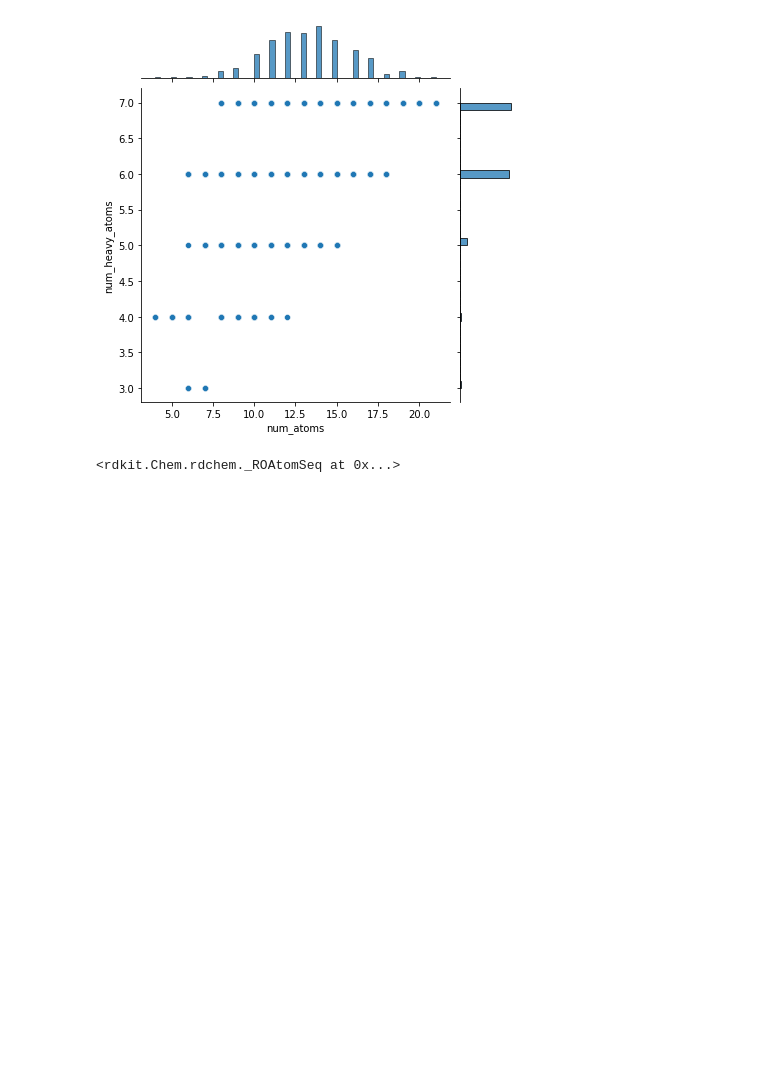
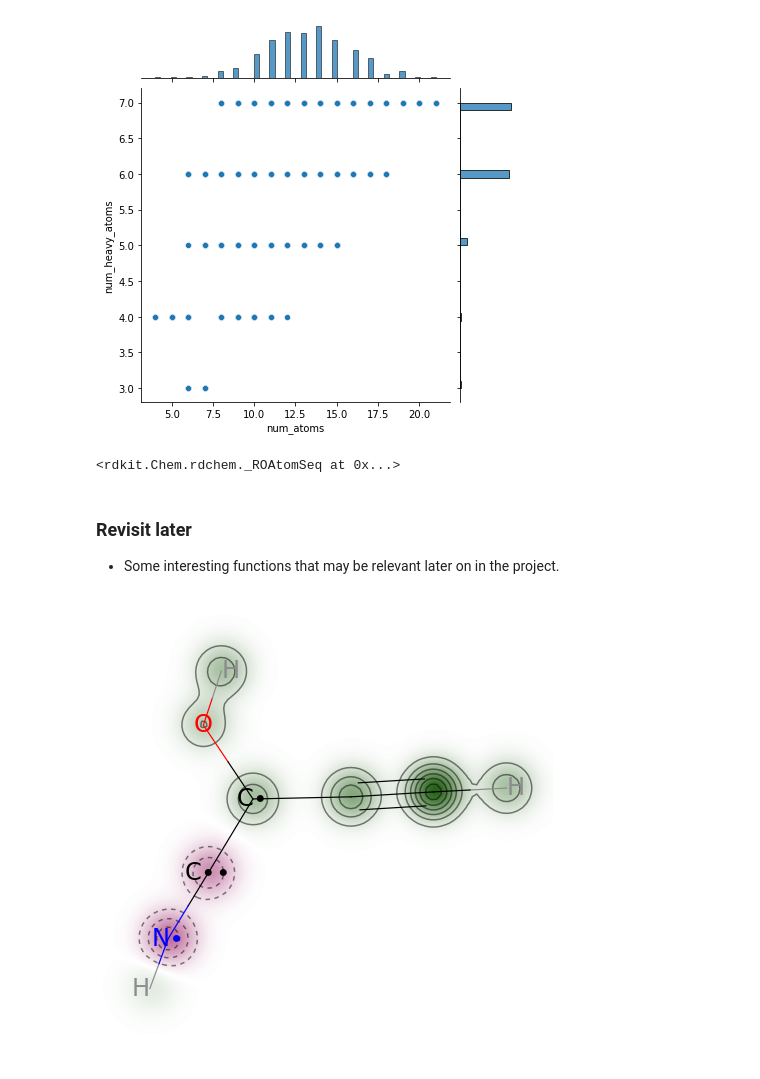
Before and after one commit to avishvj/3d-reactions, a Jupyter notebook: eda_notebooks/rxn.ipynb, the cells around one changed output. Saved outputs shown, nothing was run; the diff lists cells and outputs as text; code cells hidden in the pictures; blank space fills up the shorter version.

Commit message:
play w rdkit for eda

```diff
--- a/eda_notebooks/rxn.ipynb
+++ b/eda_notebooks/rxn.ipynb
@@ -167,3 +184,31 @@ train_r[0].GetAtoms()
 # topological distances
 MAX_D = 10
 D
+# %% [markdown]
+### Revisit later
+- Some interesting functions that may be relevant later on in the project.
+# %%
+from rdkit.Chem import Draw
+from rdkit.Chem.Draw import SimilarityMaps
+
+# this map compares fingerprints of molecules
+# similarity maps visualise parts of a molecule that contribute to a similarity value or model prediction. helps us determine why molecules are considered similar.
+# https://jcheminf.biomedcentral.com/articles/10.1186/1758-2946-5-43
+
+# issues:
+#   - requires sanitisation... probably okay for visualisation but does make changes that prevent this being useful later on. should double check if sanitisation is necessary.
+#   - train_rxn[1] has none values, probably similar for others. this was brought on by performing sanitisation.
+#   - order of mol and refmol is important
+
+# goals later on:
+#   - version for this that works with unsanitised molecules
+#   - version that could work in 3d
+#   - version that could work with learned ML features
+
+mol = train_rxns[3][2]
+refmol = train_rxns[3][0]
+mol.UpdatePropertyCache()
+refmol.UpdatePropertyCache()
+fig, maxweight = SimilarityMaps.GetSimilarityMapForFingerprint(refmol, mol, SimilarityMaps.GetMorganFingerprint)
+# %% [output]
+[figure, added]
```
Also changed, not shown: parts of 10 cells of this notebook.
